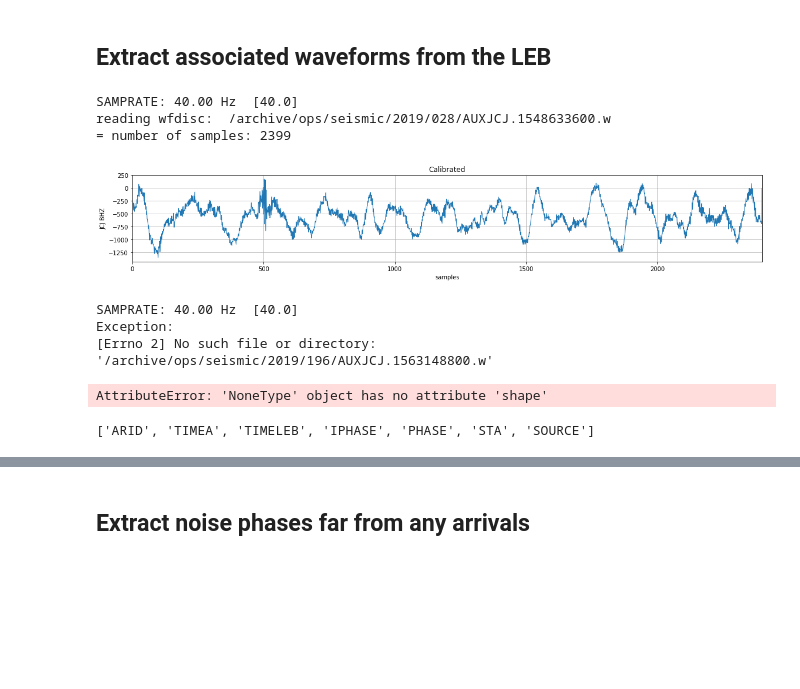
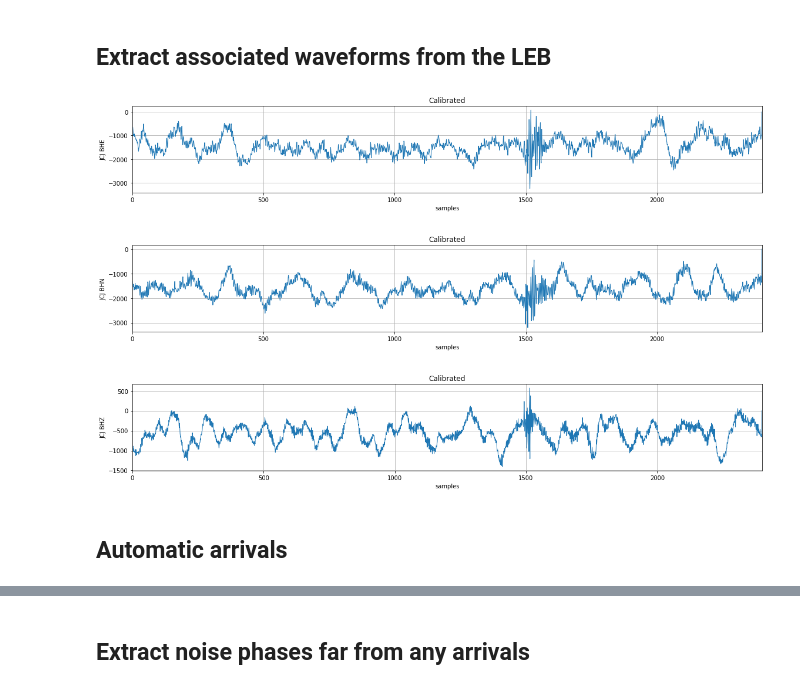
Before and after one commit to hofmanradek/ML, a Jupyter notebook: wavedataset/waveform_dataset_construction.ipynb, the cells around one changed output, grey strips where cells are left out. Saved outputs shown, nothing was run; the diff lists cells and outputs as text; code cells hidden in the pictures; blank space fills up the shorter version.

```diff
--- a/wavedataset/waveform_dataset_construction.ipynb
+++ b/wavedataset/waveform_dataset_construction.ipynb
@@ -38,3 +38,4 @@ with open('/home/hofman/.dbp.txt', 'r') as f:
     connection_qandef = db.connect('hofman[retraining]/%s@%s' % (dbpwd, 'dba1091.qandef'))
     connection_udb = db.connect('hofman/%s@%s' % (dbpwd, 'udb.ctbto.org')) #, encoding = "UTF-8", nencoding = "UTF-8")
     connection_extadb = db.connect('hofman/%s@%s' % (dbpwd, 'extadb.ctbto.org'))
+    connection_extadb2 = db.connect('hofman/%s@%s' % (dbpwd, 'extadb.ctbto.org'))
@@ -42,3 +45,4 @@ with open('/home/hofman/.dbp.txt', 'r') as f:
 cursor_qandef = connection_qandef.cursor()
 cursor_udb = connection_udb.cursor()
 cursor_extadb = connection_extadb.cursor()
+cursor_extadb2 = connection_extadb2.cursor()
@@ -134,31 +144,32 @@ channels = get_channels_of_sta('JCJ')
 assert channels == ('BHE', 'BHN', 'BHZ')
 assert get_samprate_3C('JCJ', 1563194400) == 40.0
 assert get_calibs('JCJ', 1563494400) == (0.038118, 0.038131, 0.038104)
-# %%
-data, sr = src.read_wfdisc.get_waveform_data(sta, chan, ts(2019,1,29,0,0,0), ts(2019,1,29,0,1,0), cursor_extadb, calib=True)
-src.read_wfdisc.vizualize(data, show=True, xlabel='samples', ylabel=sta+' '+chan, title='Calibrated')
-# %% [output]
-SAMPRATE: 40.00 Hz  [40.0]
-reading wfdisc:  /archive/ops/seismic/2019/028/AUXJCJ.1548633600.w
-= number of samples: 2399
-[figure, removed]
+# %%
+sta = 'JCJ'
+chan = 'BHE'
+data, sr = src.read_wfdisc.get_waveform_data(sta, chan, ts(2019,1,29,0,0,0), ts(2019,1,29,0,1,0), cursor_extadb2, calib=True)
+src.read_wfdisc.vizualize(data, show=True, xlabel='samples', ylabel=sta+' '+chan, title='Calibrated')
+sta = 'JCJ'
+chan = 'BHN'
+data, sr = src.read_wfdisc.get_waveform_data(sta, chan, ts(2019,1,29,0,0,0), ts(2019,1,29,0,1,0), cursor_extadb2, calib=True)
+src.read_wfdisc.vizualize(data, show=True, xlabel='samples', ylabel=sta+' '+chan, title='Calibrated')
+sta = 'JCJ'
+chan = 'BHZ'
+data, sr = src.read_wfdisc.get_waveform_data(sta, chan, ts(2019,1,29,0,0,0), ts(2019,1,29,0,1,0), cursor_extadb2, calib=True)
+src.read_wfdisc.vizualize(data, show=True, xlabel='samples', ylabel=sta+' '+chan, title='Calibrated')
+# %% [output]
+[figure, added]
+[figure, added]
+[figure, added]
 # %%
-channels = get_channels_of_sta(sta)
 timeleb = 1563194400
-starttime = timeleb - DELTA_DIFFERENCE
-endtime =   timeleb + DELTA_DIFFERENCE
+starttime = timeleb - 10
+endtime =   timeleb + 10
 
-for ch in channels:
-    vector = []
-    data, sr = src.read_wfdisc.get_waveform_data(sta, chan, starttime, endtime, cursor_extadb, calib=True)
-    vector.append(data)
-    print(data.shape)
+vector = []
+for ch in get_channels_of_sta(sta):
+    data, sr = src.read_wfdisc.get_waveform_data(sta, ch, starttime, endtime, cursor_extadb2, calib=True)
+    vector.append(numpy.array(data, dtype=numpy.float32))
+data3c = numpy.hstack(vector)
-# %% [output]
-SAMPRATE: 40.00 Hz  [40.0]
-Exception:
-[Errno 2] No such file or directory: '/archive/ops/seismic/2019/196/AUXJCJ.1563148800.w'
-AttributeError: 'NoneType' object has no attribute 'shape'
 # %%
 [row[0] for row in cursor_extadb.description]
-# %% [output]
-['ARID', 'TIMEA', 'TIMELEB', 'IPHASE', 'PHASE', 'STA', 'SOURCE']
@@ -165 +180,3 @@ AttributeError: 'NoneType' object has no attribute 'shape'
+# %% [markdown]
+## Automatic arrivals
 # %%
```
Also changed, not shown: parts of 34 cells of this notebook.
